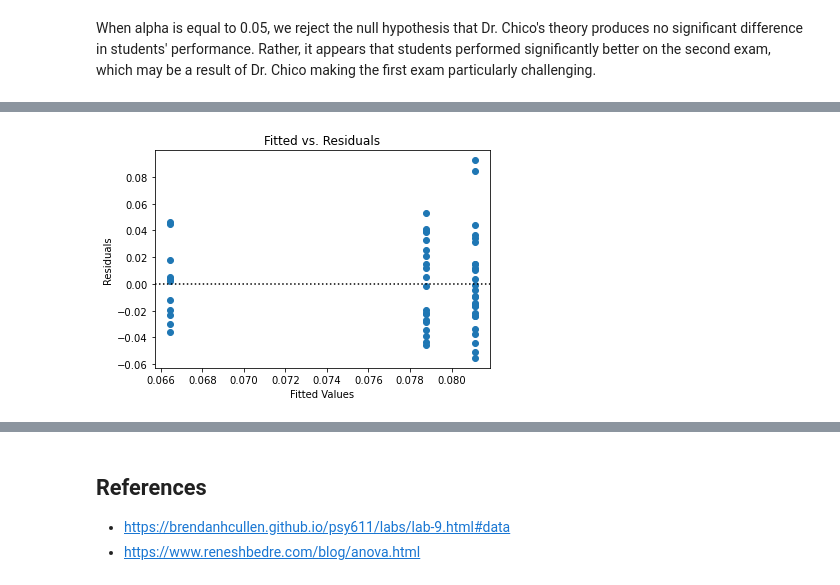
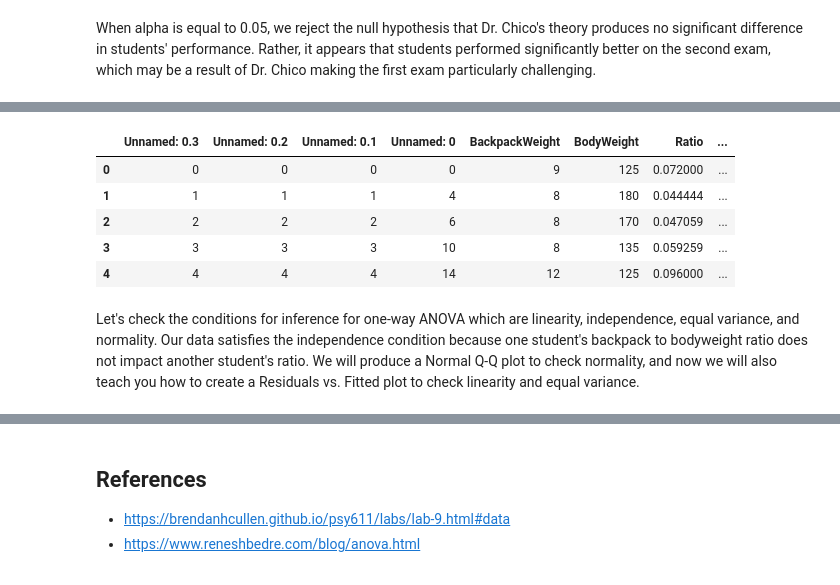
Before and after one commit to angelicasang/PythonProject, a Jupyter notebook: Session4/angelica_prep.ipynb, the cells around one changed output, grey strips where cells are left out. Cells and saved outputs as stored; diff of their text form; code cells hidden in the pictures.

```diff
--- a/Session4/angelica_prep.ipynb
+++ b/Session4/angelica_prep.ipynb
@@ -277,27 +271,15 @@ plt.show()
-# %%
-from statsmodels.formula.api import ols
-
-# Fitting linear model
-anova_mod = ols(data = bp, formula = "Ratio ~ C(Year)").fit()
-
-# Fitted values that predict the backpack ratio
-fitted = anova_mod.predict()
-
-# Observed ratios - fitted values = residuals
-residuals = anova_mod.resid
-
-# Residuals vs. fitted values
-plt.scatter(fitted, residuals)
-
-# Add a line to more clearly see variance from 0
-plt.axhline(y = 0, color = "black", linestyle = ":")
-
-# Adding labels
-plt.xlabel("Fitted Values")
-plt.ylabel("Residuals")
-plt.title("Fitted vs. Residuals")
-
-# Display the graph
-plt.show()
-# %% [output]
-[figure, removed]
+# %%
+# Import data
+bp = pd.read_csv("Backpack.csv")
+
+# Glimpse the data
+bp.head()
+# %% [output]
+|  | Unnamed: 0.3 | Unnamed: 0.2 | Unnamed: 0.1 | Unnamed: 0 | BackpackWeight | BodyWeight | Ratio | ... |
+| 0 | 0 | 0 | 0 | 0 | 9 | 125 | 0.072000 | ... |
+| 1 | 1 | 1 | 1 | 4 | 8 | 180 | 0.044444 | ... |
+| 2 | 2 | 2 | 2 | 6 | 8 | 170 | 0.047059 | ... |
+| 3 | 3 | 3 | 3 | 10 | 8 | 135 | 0.059259 | ... |
+| 4 | 4 | 4 | 4 | 14 | 12 | 125 | 0.096000 | ... |
+# %% [markdown]
+Let's check the conditions for inference for one-way ANOVA which are linearity, independence, equal variance, and normality. Our data satisfies the independence condition because one student's backpack to bodyweight ratio does not impact another student's ratio. We will produce a Normal Q-Q plot to check normality, and now we will also teach you how to create a Residuals vs. Fitted plot to check linearity and equal variance.
```
Also changed, not shown: parts of 16 cells of this notebook.
